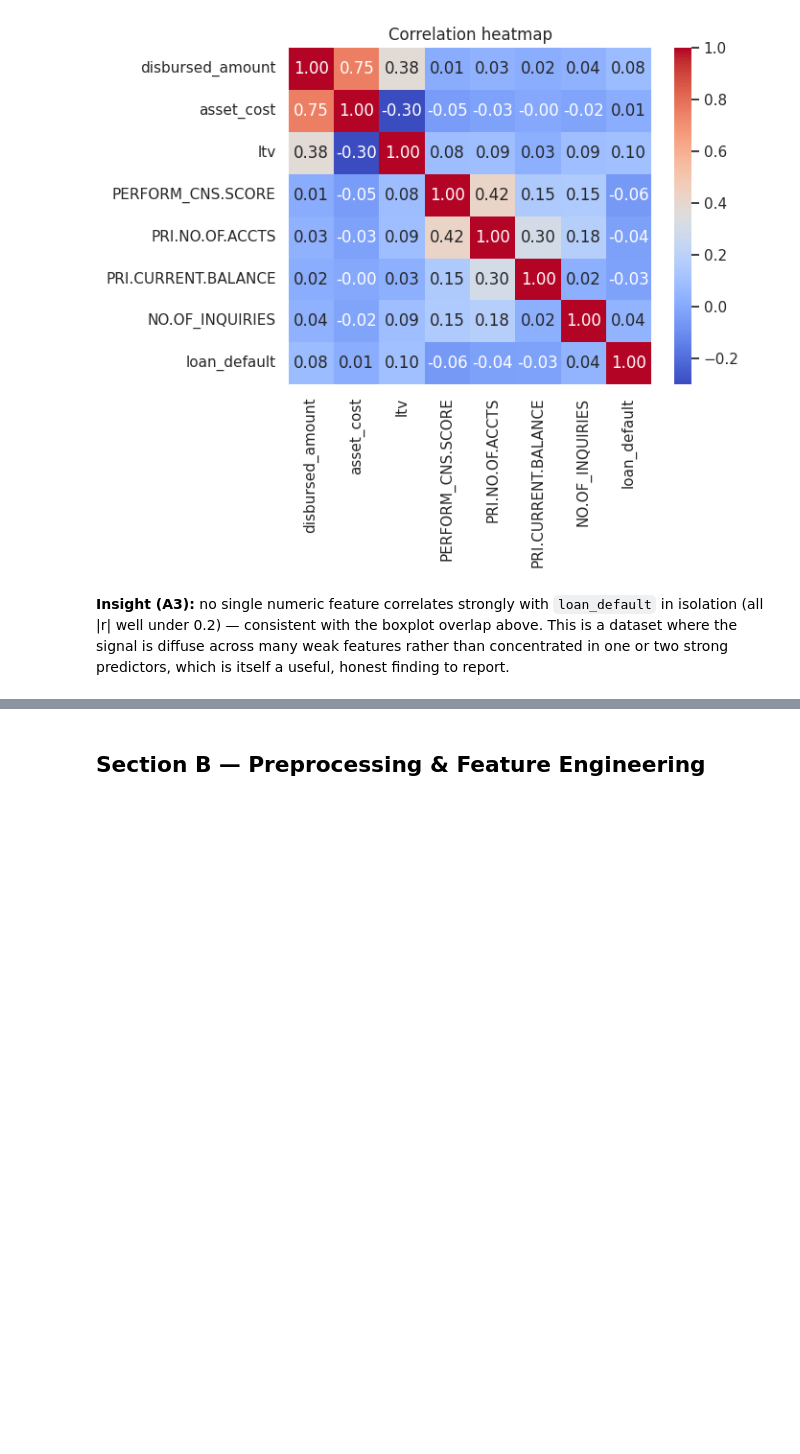
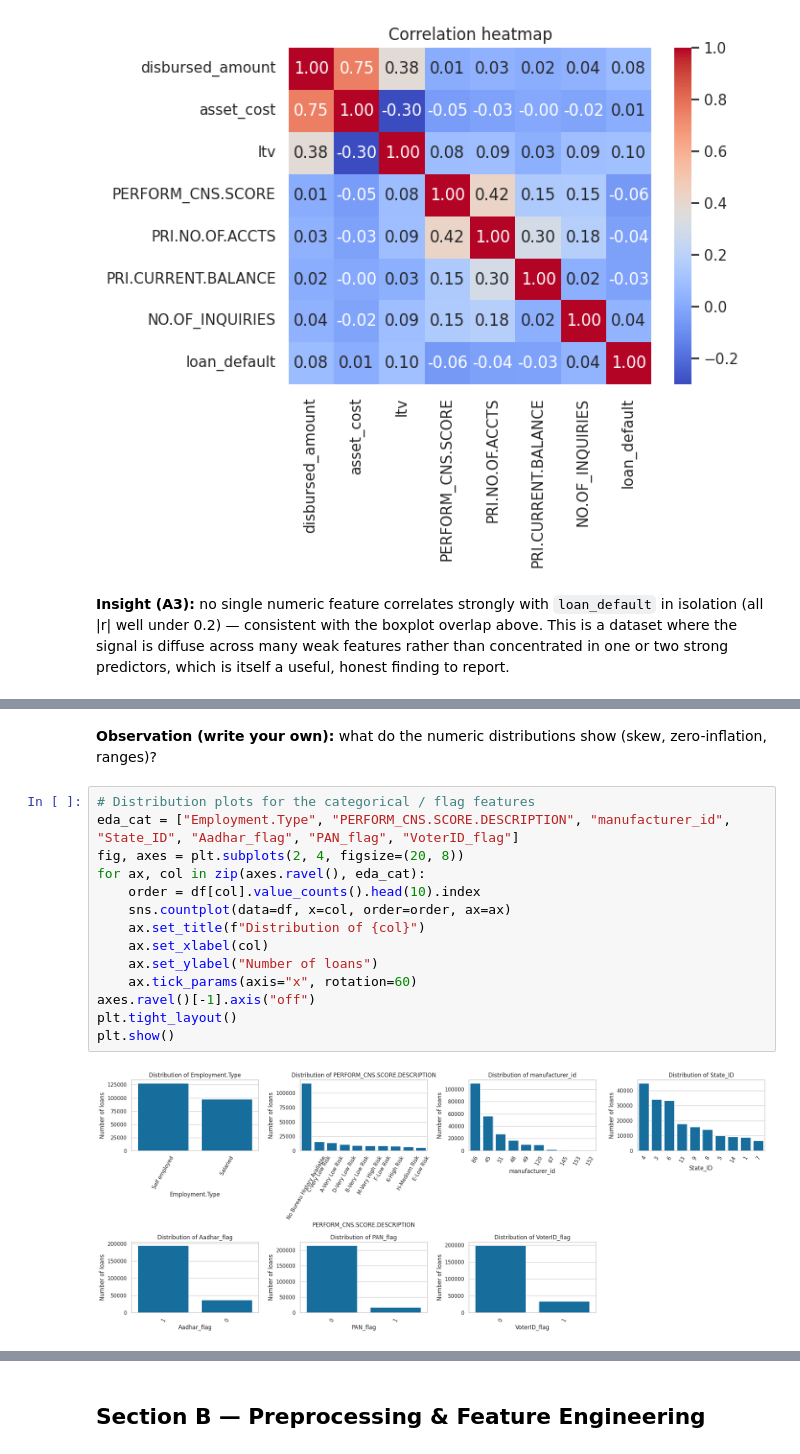
Before and after one commit to rushilChakravarthy/ML-capstone, a Jupyter notebook: notebooks/classification.ipynb, the cells around one changed output, grey strips where cells are left out. Cells and saved outputs as stored; diff of their text form; blank space fills up the shorter version.

```diff
--- a/notebooks/classification.ipynb
+++ b/notebooks/classification.ipynb
@@ -105,0 +138,18 @@ plt.show()
+# %% [markdown]
+**Observation (write your own):** what do the numeric distributions show (skew, zero-inflation, ranges)?
+# %%
+# Distribution plots for the categorical / flag features
+eda_cat = ["Employment.Type", "PERFORM_CNS.SCORE.DESCRIPTION", "manufacturer_id", "State_ID", "Aadhar_flag", "PAN_flag", "VoterID_flag"]
+fig, axes = plt.subplots(2, 4, figsize=(20, 8))
+for ax, col in zip(axes.ravel(), eda_cat):
+    order = df[col].value_counts().head(10).index
+    sns.countplot(data=df, x=col, order=order, ax=ax)
+    ax.set_title(f"Distribution of {col}")
+    ax.set_xlabel(col)
+    ax.set_ylabel("Number of loans")
+    ax.tick_params(axis="x", rotation=60)
+axes.ravel()[-1].axis("off")
+plt.tight_layout()
+plt.show()
+# %% [output]
+[figure, added]
```
Also changed, not shown: parts of 25 cells of this notebook, 5 other files.
